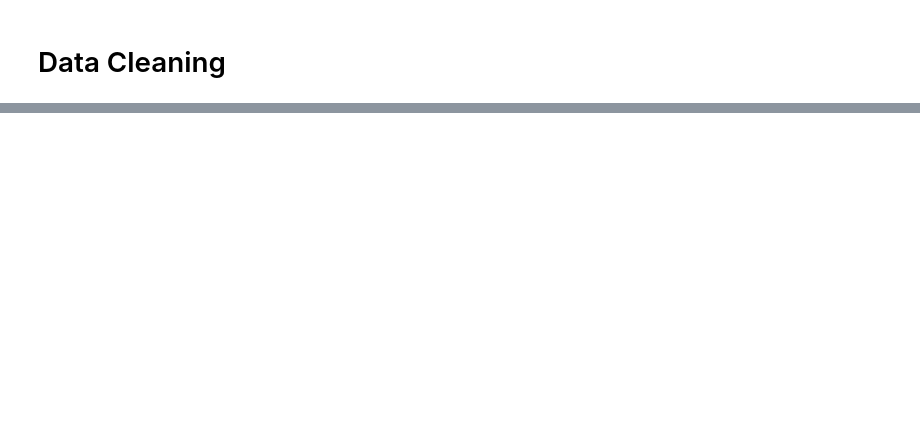
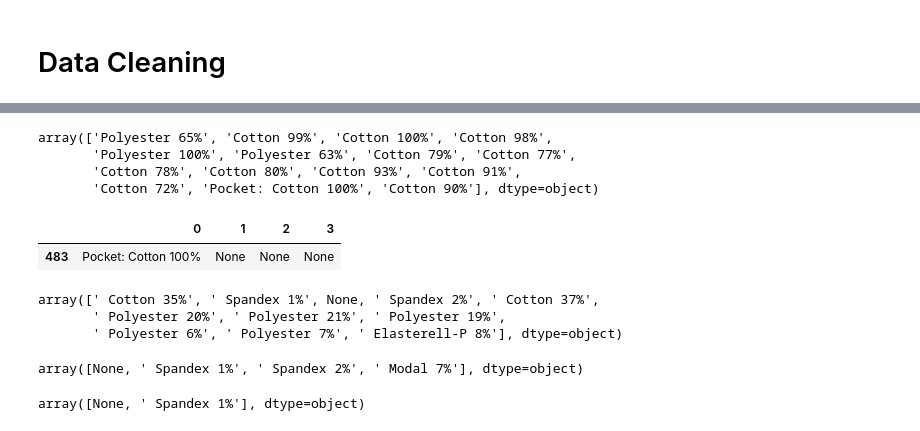
Before and after one commit to rmendes1/star-jeans, a Jupyter notebook: ETL_verification.ipynb, the cells around one changed output, grey strips where cells are left out. Drawn from its saved outputs; the diff is of its cells as text; code cells hidden in the pictures; blank space fills up the shorter version.

```diff
--- a/ETL_verification.ipynb
+++ b/ETL_verification.ipynb
@@ -306,0 +358,26 @@ data = data.drop_duplicates()
+# %%
+df1[0].unique()
+# %% [output]
+array(['Polyester 65%', 'Cotton 99%', 'Cotton 100%', 'Cotton 98%',
+       'Polyester 100%', 'Polyester 63%', 'Cotton 79%', 'Cotton 77%',
+       'Cotton 78%', 'Cotton 80%', 'Cotton 93%', 'Cotton 91%',
+       'Cotton 72%', 'Pocket: Cotton 100%', 'Cotton 90%'], dtype=object)
+# %%
+df1[df1[0] == 'Pocket: Cotton 100%']
+# %% [output]
+|  | 0 | 1 | 2 | 3 |
+| 483 | Pocket: Cotton 100% | None | None | None |
+# %%
+df1[1].unique()
+# %% [output]
+array([' Cotton 35%', ' Spandex 1%', None, ' Spandex 2%', ' Cotton 37%',
+       ' Polyester 20%', ' Polyester 21%', ' Polyester 19%',
+       ' Polyester 6%', ' Polyester 7%', ' Elasterell-P 8%'], dtype=object)
+# %%
+df1[2].unique()
+# %% [output]
+array([None, ' Spandex 1%', ' Spandex 2%', ' Modal 7%'], dtype=object)
+# %%
+df1[3].unique()
+# %% [output]
+array([None, ' Spandex 1%'], dtype=object)
```
Also changed, not shown: parts of 10 cells of this notebook.
